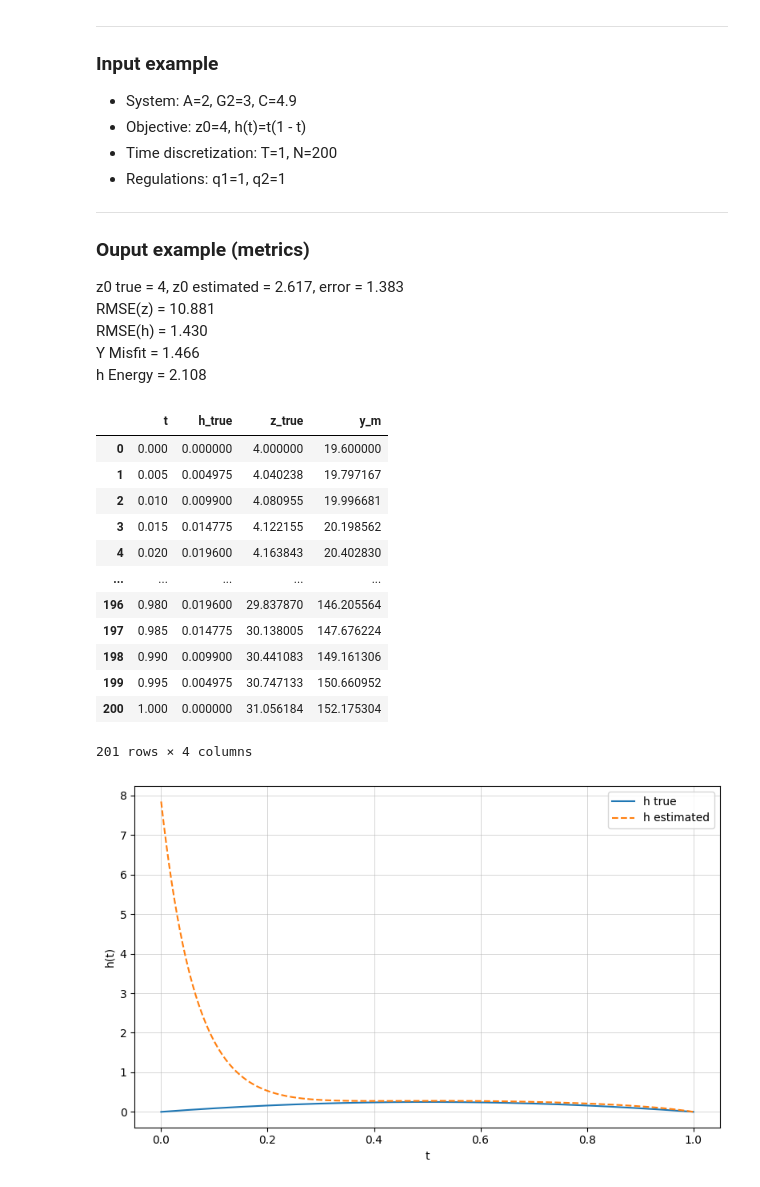
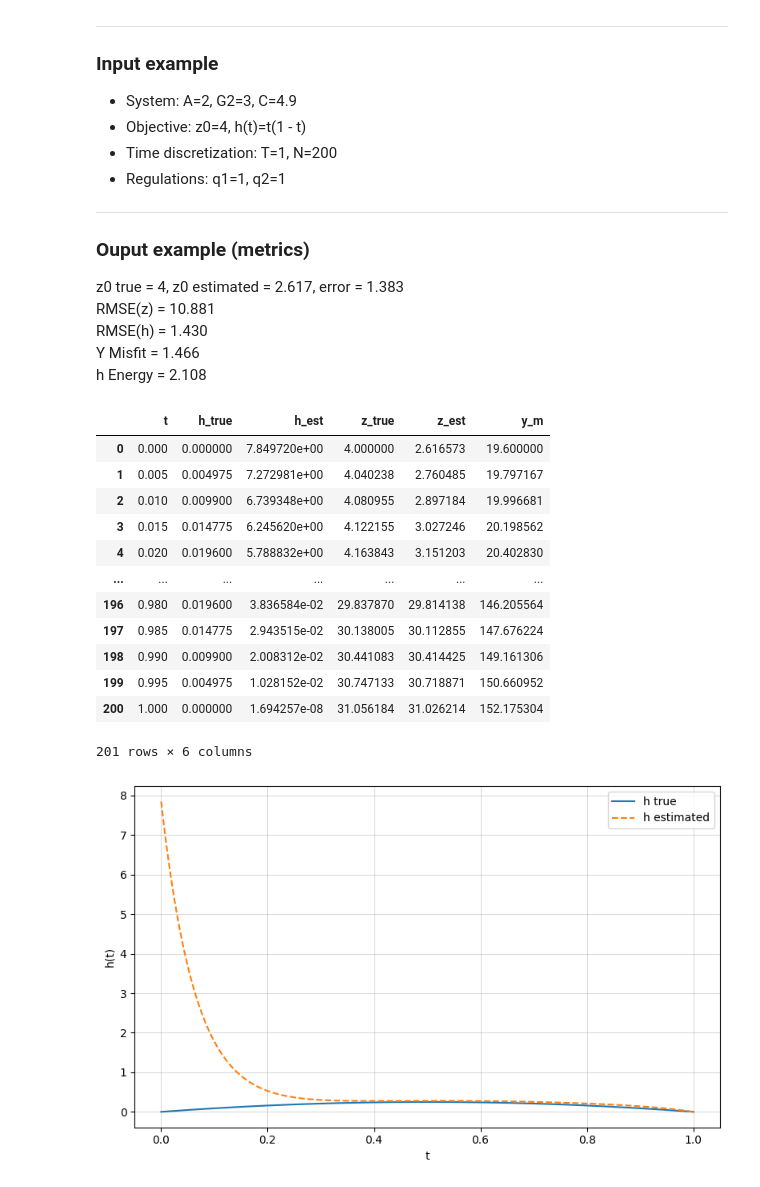
Before and after one commit to HKassogue/irrigation-estimation, a Jupyter notebook: simulation_n1.ipynb, the cells around one changed output. Drawn from its saved outputs; the diff is of its cells as text; code cells hidden in the pictures.

```diff
--- a/simulation_n1.ipynb
+++ b/simulation_n1.ipynb
@@ -115,17 +96,0 @@ y_m = C * z_true
-# %%
-df = pd.DataFrame({"t": t, 'h_true': h_true, 'z_true': z_true, 'y_m': y_m})
-display(df)
-# %% [output]
-|  | t | h_true | z_true | y_m |
-| 0 | 0.000 | 0.000000 | 4.000000 | 19.600000 |
-| 1 | 0.005 | 0.004975 | 4.040238 | 19.797167 |
-| 2 | 0.010 | 0.009900 | 4.080955 | 19.996681 |
-| 3 | 0.015 | 0.014775 | 4.122155 | 20.198562 |
-| 4 | 0.020 | 0.019600 | 4.163843 | 20.402830 |
-| ... | ... | ... | ... | ... |
-| 196 | 0.980 | 0.019600 | 29.837870 | 146.205564 |
-| 197 | 0.985 | 0.014775 | 30.138005 | 147.676224 |
-| 198 | 0.990 | 0.009900 | 30.441083 | 149.161306 |
-| 199 | 0.995 | 0.004975 | 30.747133 | 150.660952 |
-| 200 | 1.000 | 0.000000 | 31.056184 | 152.175304 |
-201 rows × 4 columns
@@ -222,2 +97,23 @@ z0_est, z_est, h_est = reconstruction(y_m)
+# %%
+# Simulation for q1 and q2 (step 1 to 4)
+h_true, z_true, y_m, z0_est, z_est, h_est = simulate_n1(A, G2, C, z0, h, T, N, q1, q2)
+# %%
+# showing true vs estimated
+df = pd.DataFrame({"t": t, 'h_true': h_true, 'h_est': h_est[:, 0], 'z_true': z_true, 'z_est': z_est[:, 0], 'y_m': y_m})
+display(df)
+# %% [output]
+|  | t | h_true | h_est | z_true | z_est | y_m |
+| 0 | 0.000 | 0.000000 | 7.849720e+00 | 4.000000 | 2.616573 | 19.600000 |
+| 1 | 0.005 | 0.004975 | 7.272981e+00 | 4.040238 | 2.760485 | 19.797167 |
+| 2 | 0.010 | 0.009900 | 6.739348e+00 | 4.080955 | 2.897184 | 19.996681 |
+| 3 | 0.015 | 0.014775 | 6.245620e+00 | 4.122155 | 3.027246 | 20.198562 |
+| 4 | 0.020 | 0.019600 | 5.788832e+00 | 4.163843 | 3.151203 | 20.402830 |
+| ... | ... | ... | ... | ... | ... | ... |
+| 196 | 0.980 | 0.019600 | 3.836584e-02 | 29.837870 | 29.814138 | 146.205564 |
+| 197 | 0.985 | 0.014775 | 2.943515e-02 | 30.138005 | 30.112855 | 147.676224 |
+| 198 | 0.990 | 0.009900 | 2.008312e-02 | 30.441083 | 30.414425 | 149.161306 |
+| 199 | 0.995 | 0.004975 | 1.028152e-02 | 30.747133 | 30.718871 | 150.660952 |
+| 200 | 1.000 | 0.000000 | 1.694257e-08 | 31.056184 | 31.026214 | 152.175304 |
+201 rows × 6 columns
 # %%
 # Step 5: quick plots
```
Also changed, not shown: parts of 12 cells of this notebook, 28 other files.
